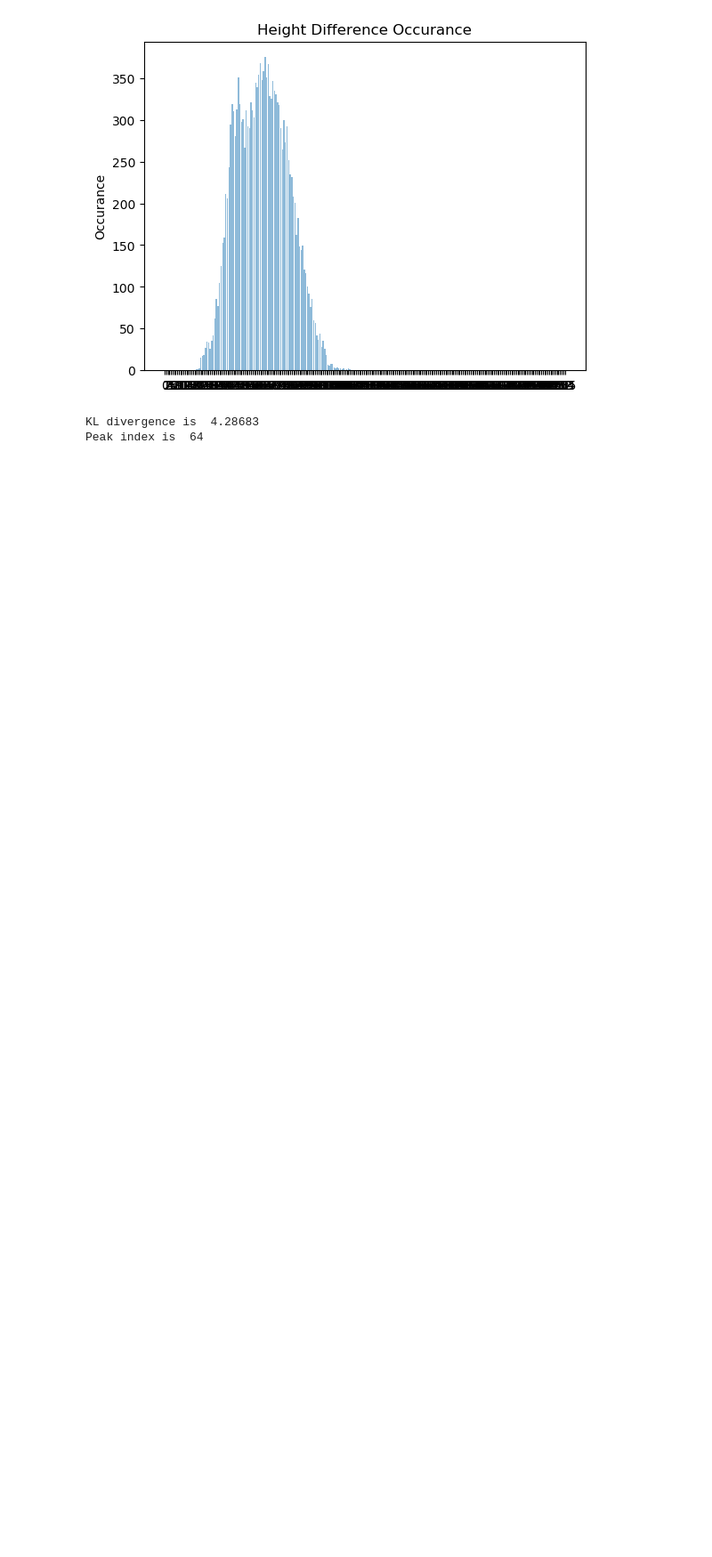
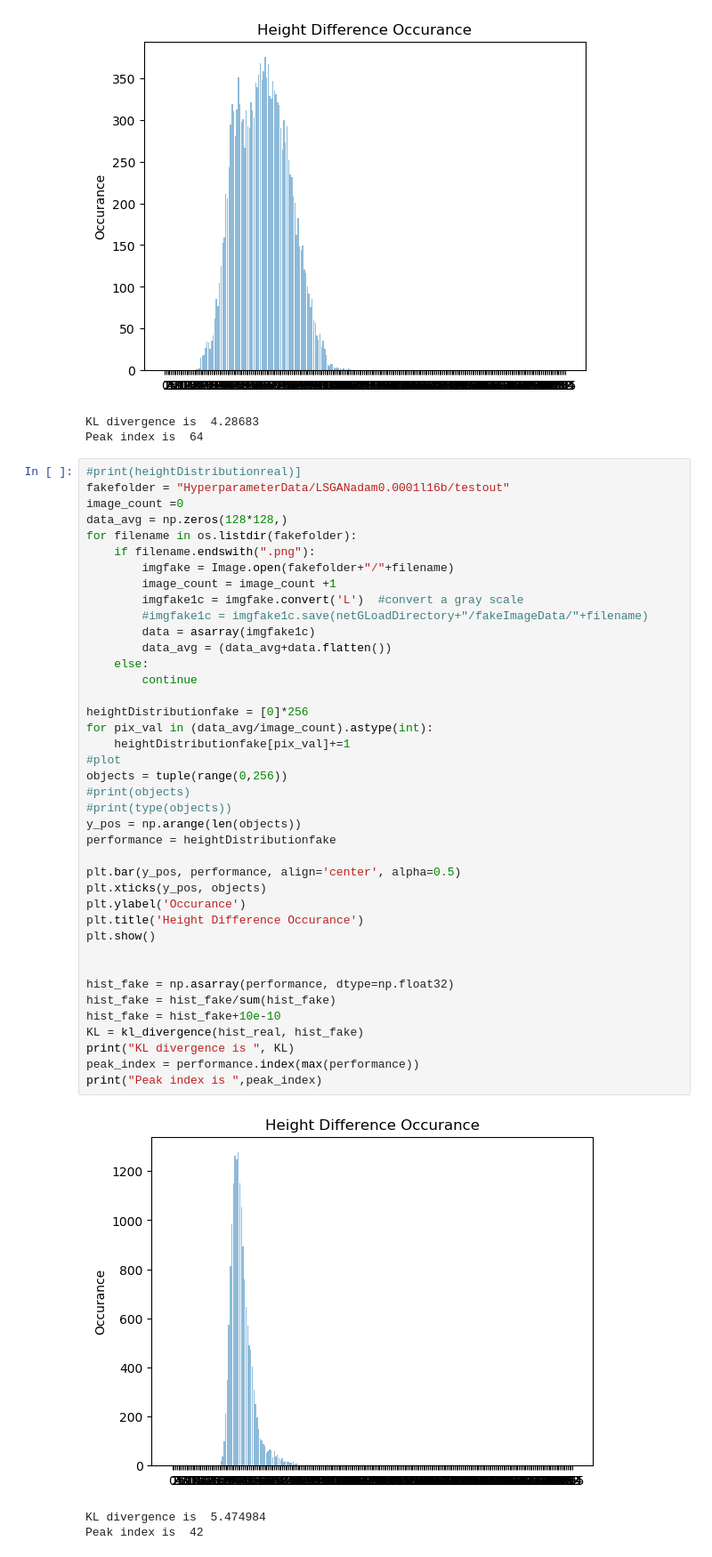
Before and after one commit to icebergQ/TerrainGAN, a Jupyter notebook: IntensityHistogram_KL_train_adam.ipynb, the cells around one changed output. Shown: that part at 89% size. Saved outputs shown, nothing was run; the diff lists cells and outputs as text; blank space fills up the shorter version.

Commit message:
add more kl divergence compare

```diff
--- a/IntensityHistogram_KL_train_adam.ipynb
+++ b/IntensityHistogram_KL_train_adam.ipynb
@@ -461,3 +461,47 @@ print("Peak index is ",peak_index)
 [figure]
 KL divergence is  4.28683
 Peak index is  64
+# %%
+#print(heightDistributionreal)]
+fakefolder = "HyperparameterData/LSGANadam0.0001l16b/testout"
+image_count =0
+data_avg = np.zeros(128*128,)
+for filename in os.listdir(fakefolder):
+    if filename.endswith(".png"):
+        imgfake = Image.open(fakefolder+"/"+filename)
+        image_count = image_count +1
+        imgfake1c = imgfake.convert('L')  #convert a gray scale
+        #imgfake1c = imgfake1c.save(netGLoadDirectory+"/fakeImageData/"+filename)
+        data = asarray(imgfake1c)
+        data_avg = (data_avg+data.flatten())
+    else:
+        continue
+
+heightDistributionfake = [0]*256
+for pix_val in (data_avg/image_count).astype(int):
+    heightDistributionfake[pix_val]+=1
+#plot
+objects = tuple(range(0,256))
+#print(objects)
+#print(type(objects))
+y_pos = np.arange(len(objects))
+performance = heightDistributionfake
+
+plt.bar(y_pos, performance, align='center', alpha=0.5)
+plt.xticks(y_pos, objects)
+plt.ylabel('Occurance')
+plt.title('Height Difference Occurance')
+plt.show()
+
+
+hist_fake = np.asarray(performance, dtype=np.float32)
+hist_fake = hist_fake/sum(hist_fake)
+hist_fake = hist_fake+10e-10
+KL = kl_divergence(hist_real, hist_fake)
+print("KL divergence is ", KL)
+peak_index = performance.index(max(performance))
+print("Peak index is ",peak_index)
+# %% [output]
+[figure, added]
+KL divergence is  5.474984
+Peak index is  42
```
